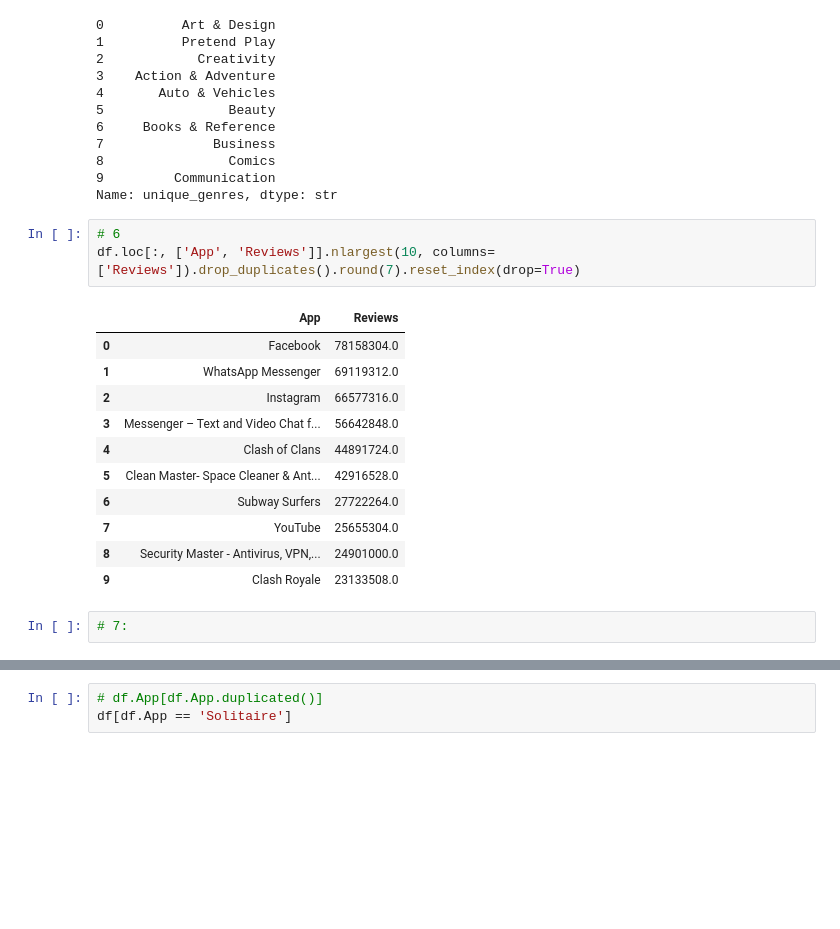
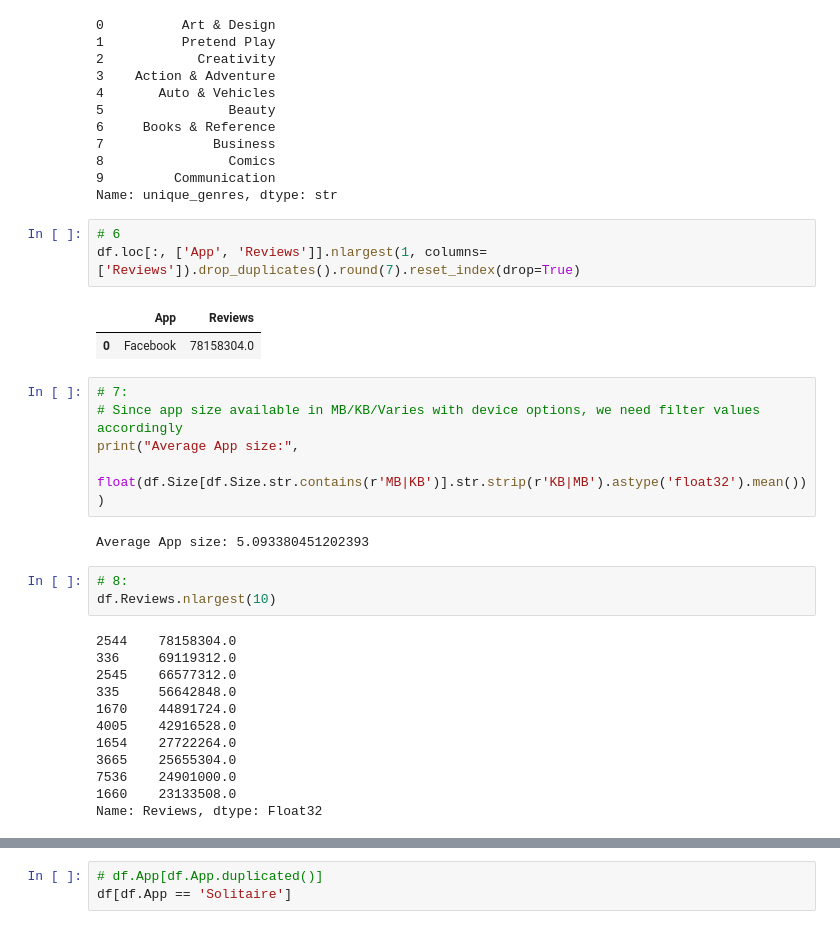
Before and after one commit to GauravSoni24/Portfolio_Apps_2026_27, a Jupyter notebook: analysis_102.ipynb, the cells around one changed output, grey strips where cells are left out. Saved outputs shown, nothing was run; the diff lists cells and outputs as text; blank space fills up the shorter version.

```diff
--- a/analysis_102.ipynb
+++ b/analysis_102.ipynb
@@ -403,18 +403,29 @@ genres[:10]
 Name: unique_genres, dtype: str
 # %%
 # 6
-df.loc[:, ['App', 'Reviews']].nlargest(10, columns=['Reviews']).drop_duplicates().round(7).reset_index(drop=True)
+df.loc[:, ['App', 'Reviews']].nlargest(1, columns=['Reviews']).drop_duplicates().round(7).reset_index(drop=True)
 # %% [output]
 |  | App | Reviews |
 | 0 | Facebook | 78158304.0 |
-| 1 | WhatsApp Messenger | 69119312.0 |
-| 2 | Instagram | 66577316.0 |
-| 3 | Messenger – Text and Video Chat f... | 56642848.0 |
-| 4 | Clash of Clans | 44891724.0 |
-| 5 | Clean Master- Space Cleaner & Ant... | 42916528.0 |
-| 6 | Subway Surfers | 27722264.0 |
-| 7 | YouTube | 25655304.0 |
-| 8 | Security Master - Antivirus, VPN,... | 24901000.0 |
-| 9 | Clash Royale | 23133508.0 |
 # %%
 # 7:
+# Since app size available in MB/KB/Varies with device options, we need filter values accordingly
+print("Average App size:",
+      float(df.Size[df.Size.str.contains(r'MB|KB')].str.strip(r'KB|MB').astype('float32').mean()))
+# %% [output]
+Average App size: 5.093380451202393
+# %%
+# 8:
+df.Reviews.nlargest(10)
+# %% [output]
+2544    78158304.0
+336     69119312.0
+2545    66577312.0
+335     56642848.0
+1670    44891724.0
+4005    42916528.0
+1654    27722264.0
+3665    25655304.0
+7536    24901000.0
+1660    23133508.0
+Name: Reviews, dtype: Float32
```
Also changed, not shown: parts of 5 cells of this notebook.
